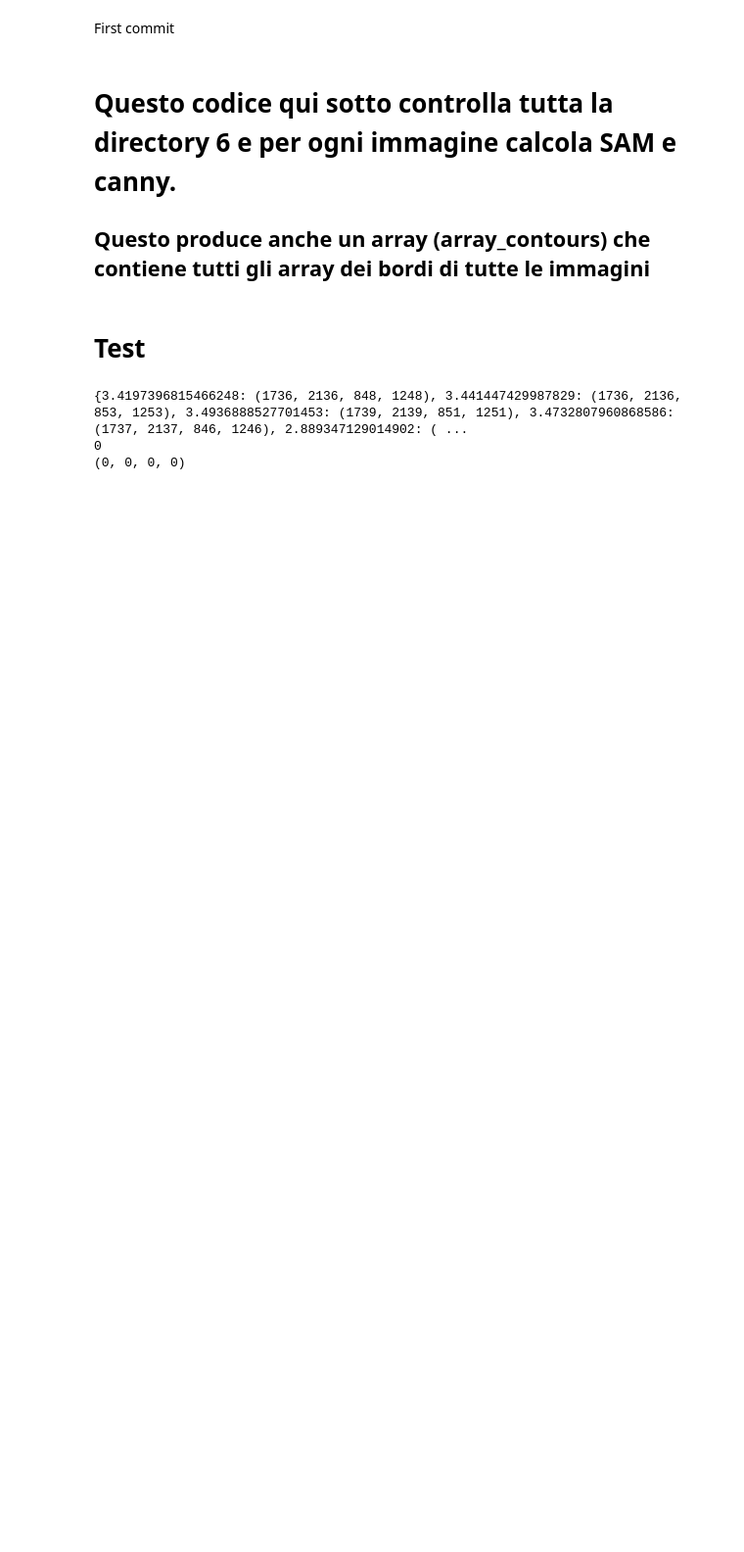
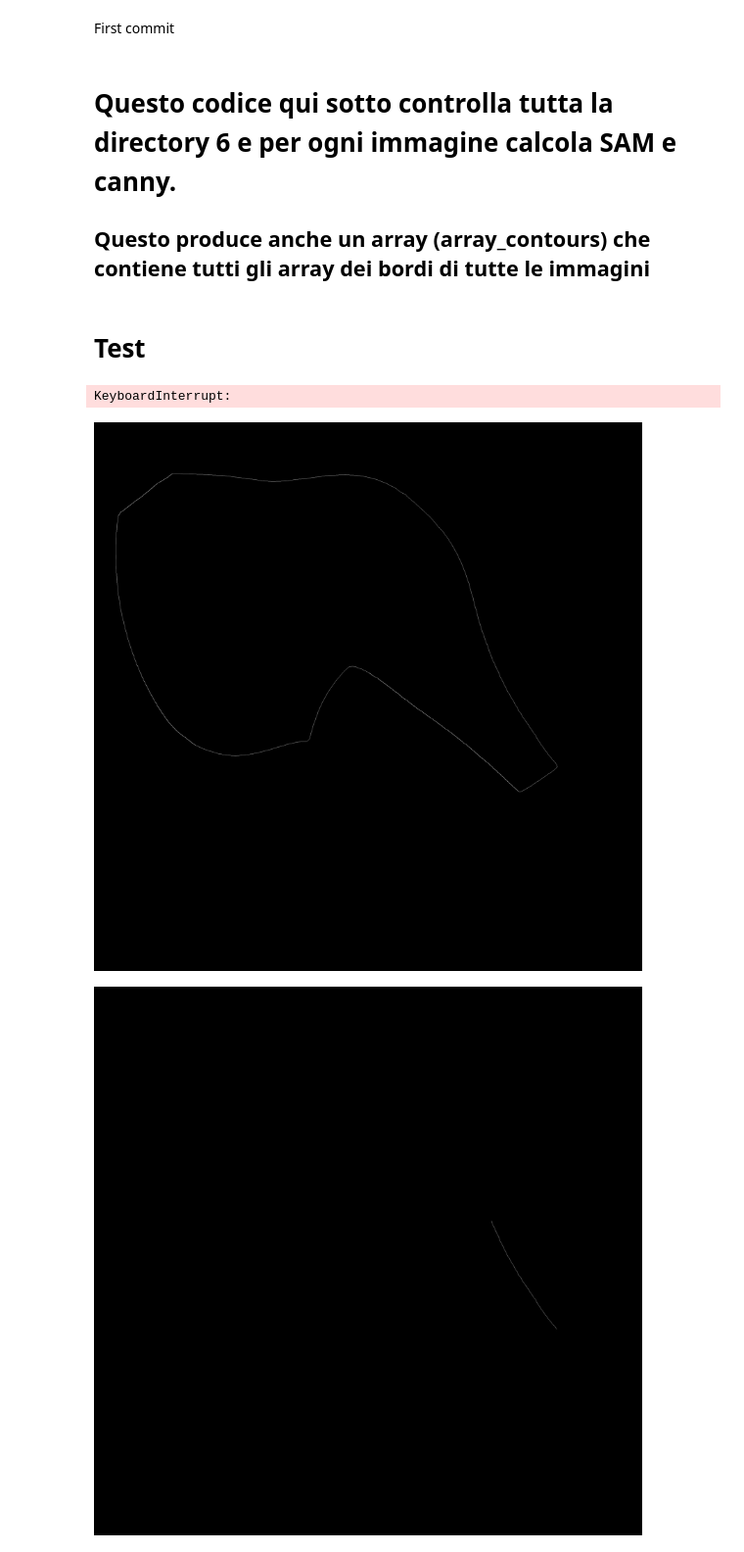
Before and after one commit to Totti00/VA_Project, a Jupyter notebook: VA_project.ipynb, the cells around one changed output. Shown: that part at 98% size. Drawn from its saved outputs; the diff is of its cells as text; code cells hidden in the pictures; blank space fills up the shorter version.

```diff
--- a/VA_project.ipynb
+++ b/VA_project.ipynb
@@ -468,8 +460,7 @@ def reverseDict(dictionary):
 # %%
-score, coords = match_edges_with_size(contours[1], contours[3], 400)   #0, 3, 500
+dizionario = {}
+score, coords = match_edges_with_size(contours[0], contours[2], 600, dizionario)   #1, 3, 400
 print(score)
 print(coords)
 # %% [output]
-{3.4197396815466248: (1736, 2136, 848, 1248), 3.441447429987829: (1736, 2136, 853, 1253), 3.4936888527701453: (1739, 2139, 851, 1251), 3.4732807960868586: (1737, 2137, 846, 1246), 2.889347129014902: ( ...
-0
-(0, 0, 0, 0)
+KeyboardInterrupt:
@@ -477,0 +472,6 @@ visualize(coords, contours[1], contours[3])
+# %%
+#coords = list(dizionario_ordinato.values())[142]
+visualize(coords, contours[0], contours[2])
+# %% [output]
+[figure, added]
+[figure, added]
```
Also changed, not shown: parts of 8 cells of this notebook.
